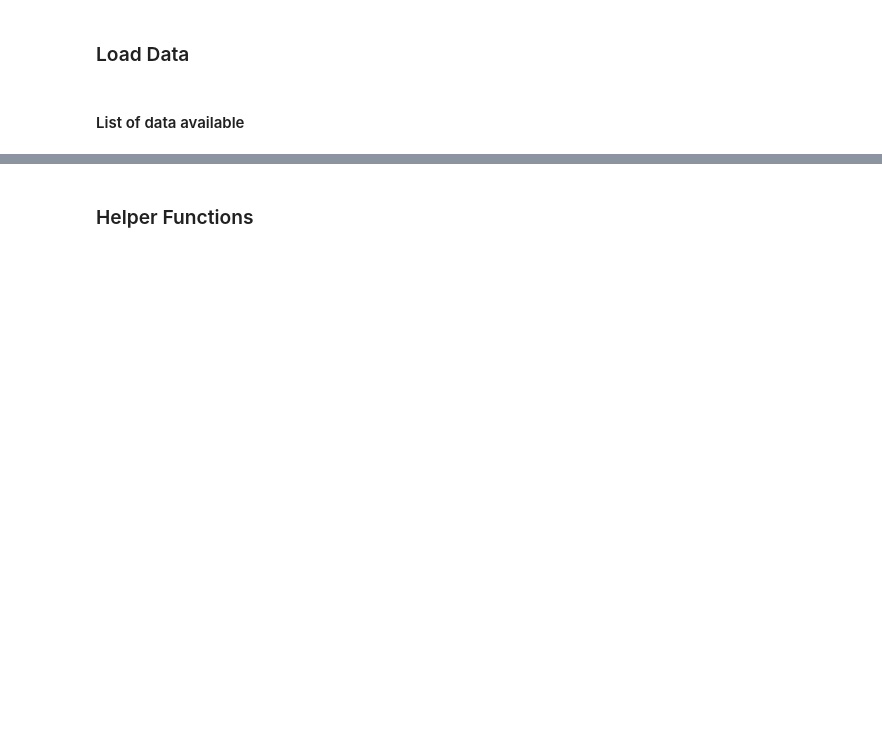
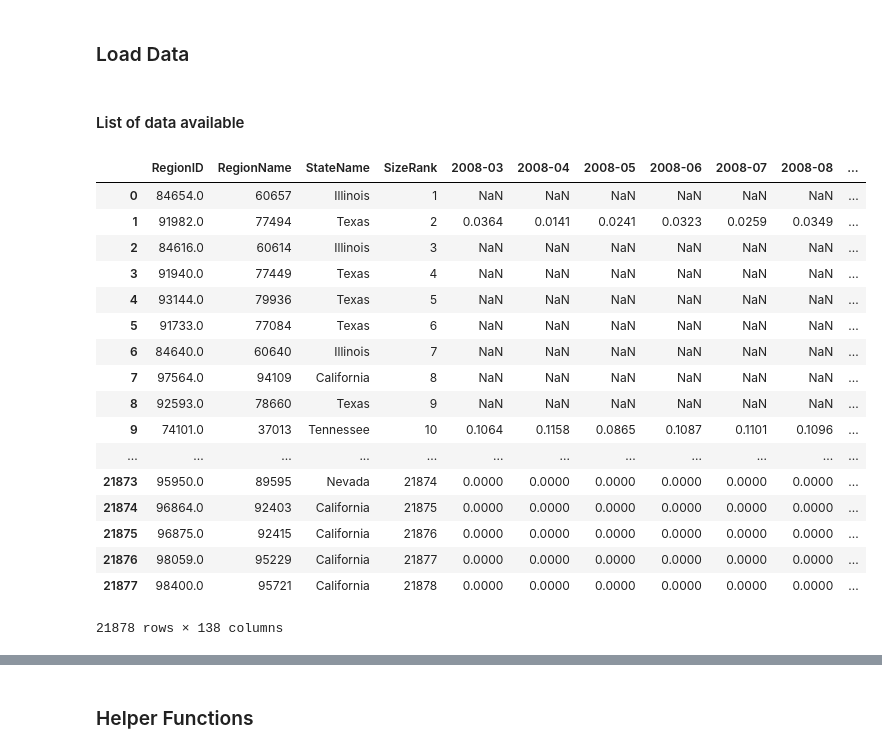
Before and after one commit to jtjones0304/zillow, a Jupyter notebook: Zillow Exploration.ipynb, the cells around one changed output, grey strips where cells are left out. Drawn from its saved outputs; the diff is of its cells as text; code cells hidden in the pictures; blank space fills up the shorter version.

```diff
--- a/Zillow Exploration.ipynb
+++ b/Zillow Exploration.ipynb
@@ -65,6 +65,27 @@ data_sets_dict = {
     'median_daily_listings':median_daily_listings_nsa_allhomes_data,
     'price_to_rent_ratio':price_to_rent_ratio_data
 }
+# %%
+foreclosures_resales
+# %% [output]
+|  | RegionID | RegionName | StateName | SizeRank | 2008-03 | 2008-04 | 2008-05 | 2008-06 | 2008-07 | 2008-08 | ... |
+| 0 | 84654.0 | 60657 | Illinois | 1 | NaN | NaN | NaN | NaN | NaN | NaN | ... |
+| 1 | 91982.0 | 77494 | Texas | 2 | 0.0364 | 0.0141 | 0.0241 | 0.0323 | 0.0259 | 0.0349 | ... |
+| 2 | 84616.0 | 60614 | Illinois | 3 | NaN | NaN | NaN | NaN | NaN | NaN | ... |
+| 3 | 91940.0 | 77449 | Texas | 4 | NaN | NaN | NaN | NaN | NaN | NaN | ... |
+| 4 | 93144.0 | 79936 | Texas | 5 | NaN | NaN | NaN | NaN | NaN | NaN | ... |
+| 5 | 91733.0 | 77084 | Texas | 6 | NaN | NaN | NaN | NaN | NaN | NaN | ... |
+| 6 | 84640.0 | 60640 | Illinois | 7 | NaN | NaN | NaN | NaN | NaN | NaN | ... |
+| 7 | 97564.0 | 94109 | California | 8 | NaN | NaN | NaN | NaN | NaN | NaN | ... |
+| 8 | 92593.0 | 78660 | Texas | 9 | NaN | NaN | NaN | NaN | NaN | NaN | ... |
+| 9 | 74101.0 | 37013 | Tennessee | 10 | 0.1064 | 0.1158 | 0.0865 | 0.1087 | 0.1101 | 0.1096 | ... |
+| ... | ... | ... | ... | ... | ... | ... | ... | ... | ... | ... | ... |
+| 21873 | 95950.0 | 89595 | Nevada | 21874 | 0.0000 | 0.0000 | 0.0000 | 0.0000 | 0.0000 | 0.0000 | ... |
+| 21874 | 96864.0 | 92403 | California | 21875 | 0.0000 | 0.0000 | 0.0000 | 0.0000 | 0.0000 | 0.0000 | ... |
+| 21875 | 96875.0 | 92415 | California | 21876 | 0.0000 | 0.0000 | 0.0000 | 0.0000 | 0.0000 | 0.0000 | ... |
+| 21876 | 98059.0 | 95229 | California | 21877 | 0.0000 | 0.0000 | 0.0000 | 0.0000 | 0.0000 | 0.0000 | ... |
+| 21877 | 98400.0 | 95721 | California | 21878 | 0.0000 | 0.0000 | 0.0000 | 0.0000 | 0.0000 | 0.0000 | ... |
+21878 rows × 138 columns
 # %%
 top_thirty_zip_codes = list(zhvi_data[zhvi_data['SizeRank']<30]['RegionName'])
 # %%
```
Also changed, not shown: parts of 11 cells of this notebook.
